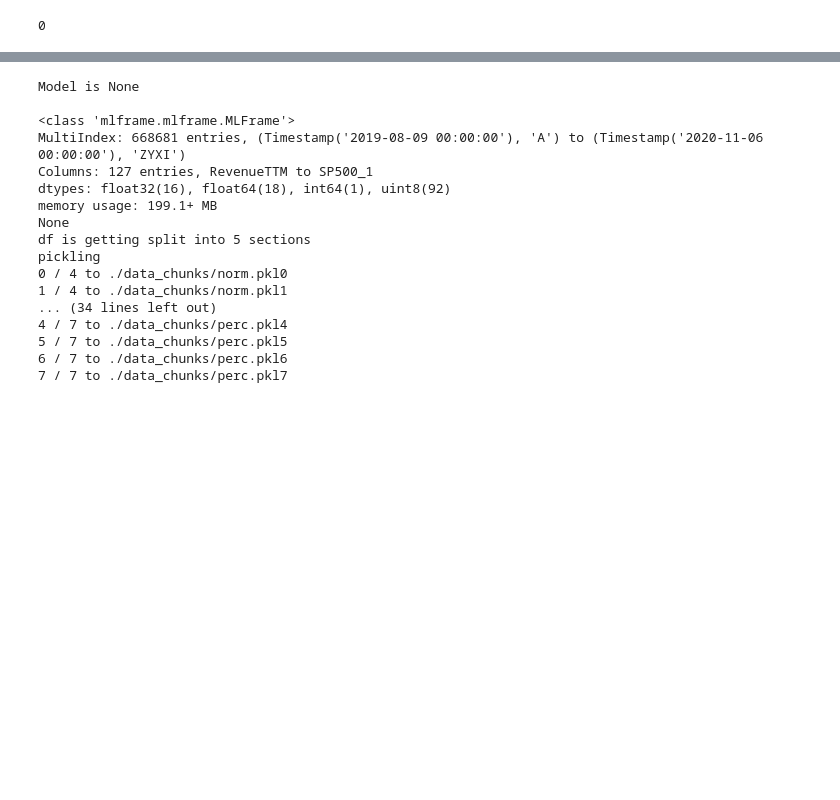
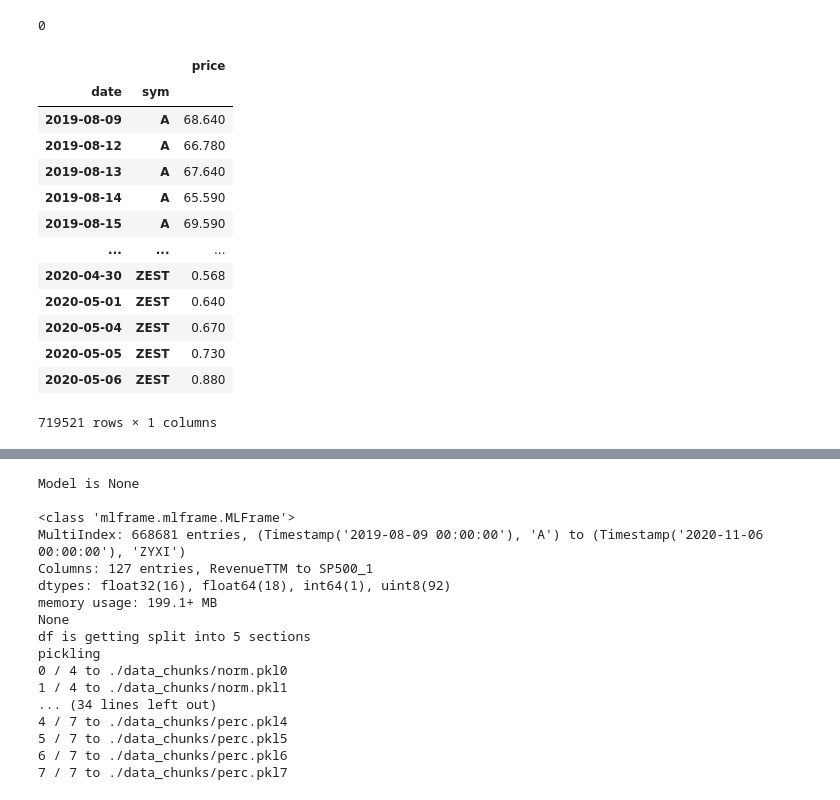
Before and after one commit to skelouse/capstone-stock-analysis, a Jupyter notebook: main.ipynb, the cells around one changed output, grey strips where cells are left out. Cells and saved outputs as stored; diff of their text form; code cells hidden in the pictures; blank space fills up the shorter version.

```diff
--- a/main.ipynb
+++ b/main.ipynb
@@ -1361,3 +1361,20 @@ df = pd.concat([df_performance, df_penny_performance], join='inner')
 df.isna().sum().sum()
 # %% [output]
 0
+# %%
+df[['price']]
+# %% [output]
+|  |  | price |
+| date | sym |  |
+| 2019-08-09 | A | 68.640 |
+| 2019-08-12 | A | 66.780 |
+| 2019-08-13 | A | 67.640 |
+| 2019-08-14 | A | 65.590 |
+| 2019-08-15 | A | 69.590 |
+| ... | ... | ... |
+| 2020-04-30 | ZEST | 0.568 |
+| 2020-05-01 | ZEST | 0.640 |
+| 2020-05-04 | ZEST | 0.670 |
+| 2020-05-05 | ZEST | 0.730 |
+| 2020-05-06 | ZEST | 0.880 |
+719521 rows × 1 columns
```
Also changed, not shown: parts of 3 cells of this notebook, 1 other file.
